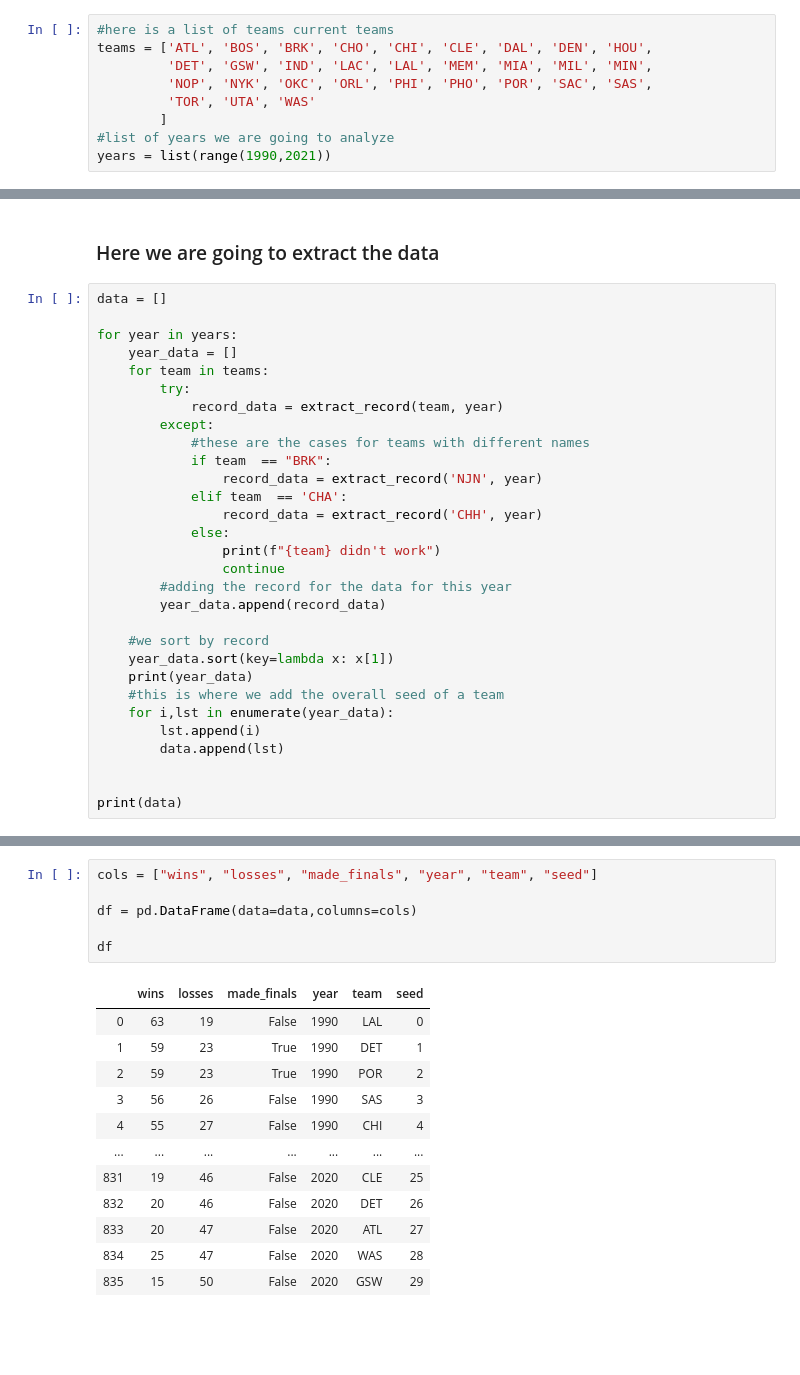
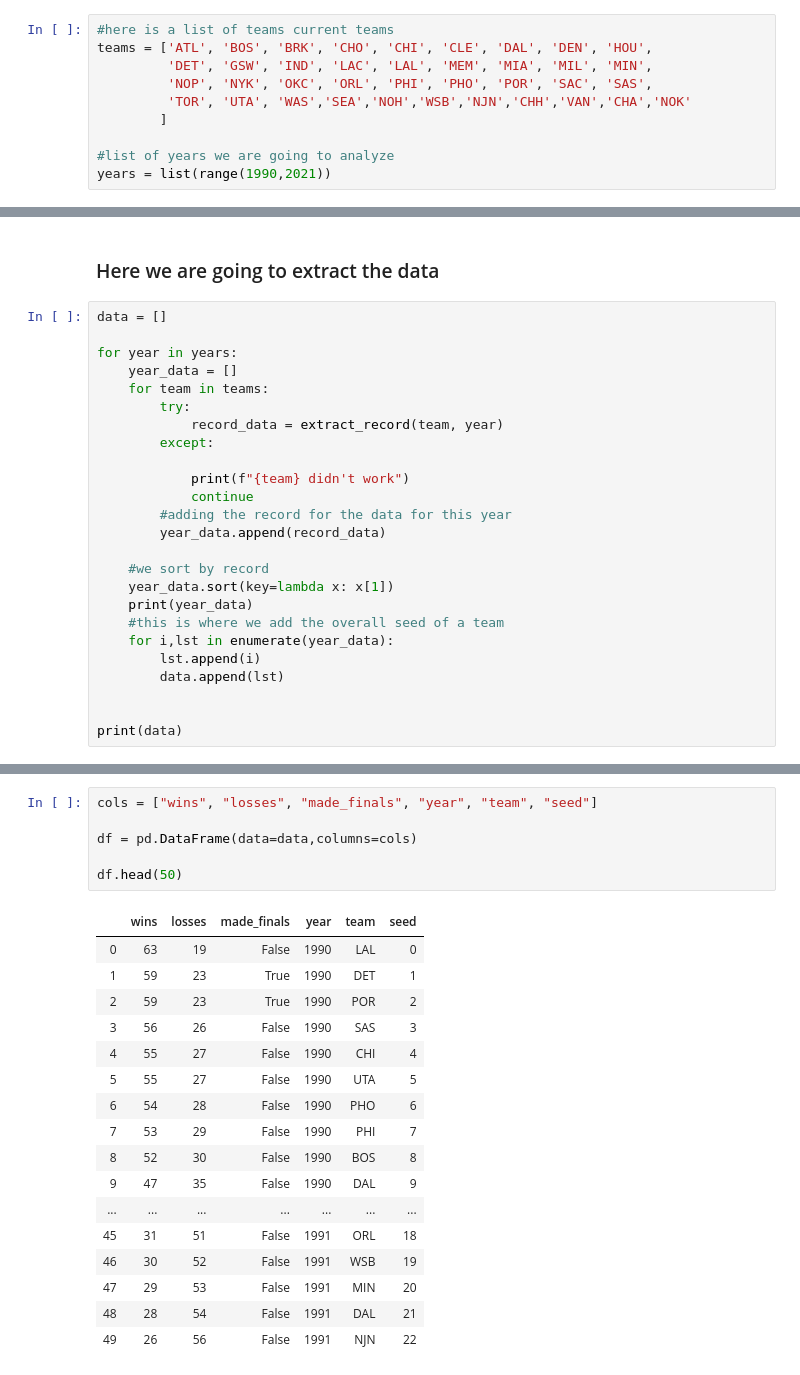
Before and after one commit to benrogers31/NBA_Tanking, a Jupyter notebook: Get_Data.ipynb, the cells around one changed output, grey strips where cells are left out. Saved outputs shown, nothing was run; the diff lists cells and outputs as text; blank space fills up the shorter version.

```diff
--- a/Get_Data.ipynb
+++ b/Get_Data.ipynb
@@ -8,8 +8,9 @@ import re
 teams = ['ATL', 'BOS', 'BRK', 'CHO', 'CHI', 'CLE', 'DAL', 'DEN', 'HOU',
          'DET', 'GSW', 'IND', 'LAC', 'LAL', 'MEM', 'MIA', 'MIL', 'MIN',
          'NOP', 'NYK', 'OKC', 'ORL', 'PHI', 'PHO', 'POR', 'SAC', 'SAS',
-         'TOR', 'UTA', 'WAS'
+         'TOR', 'UTA', 'WAS','SEA','NOH','WSB','NJN','CHH','VAN','CHA','NOK'
         ]
+
 #list of years we are going to analyze
 years = list(range(1990,2021))
 # %%
@@ -60,14 +61,9 @@ for year in years:
         try:
             record_data = extract_record(team, year)
         except:
-            #these are the cases for teams with different names
-            if team  == "BRK":
-                record_data = extract_record('NJN', year)
-            elif team  == 'CHA':
-                record_data = extract_record('CHH', year)
-            else:
-                print(f"{team} didn't work")
-                continue
+
+            print(f"{team} didn't work")
+            continue
         #adding the record for the data for this year
         year_data.append(record_data)
 
@@ -122,19 +118,24 @@ data
 # %%
 cols = ["wins", "losses", "made_finals", "year", "team", "seed"]
 
 df = pd.DataFrame(data=data,columns=cols)
 
-df
+df.head(50)
 # %% [output]
 |  | wins | losses | made_finals | year | team | seed |
 | 0 | 63 | 19 | False | 1990 | LAL | 0 |
 | 1 | 59 | 23 | True | 1990 | DET | 1 |
 | 2 | 59 | 23 | True | 1990 | POR | 2 |
 | 3 | 56 | 26 | False | 1990 | SAS | 3 |
 | 4 | 55 | 27 | False | 1990 | CHI | 4 |
+| 5 | 55 | 27 | False | 1990 | UTA | 5 |
+| 6 | 54 | 28 | False | 1990 | PHO | 6 |
+| 7 | 53 | 29 | False | 1990 | PHI | 7 |
+| 8 | 52 | 30 | False | 1990 | BOS | 8 |
+| 9 | 47 | 35 | False | 1990 | DAL | 9 |
 | ... | ... | ... | ... | ... | ... | ... |
-| 831 | 19 | 46 | False | 2020 | CLE | 25 |
-| 832 | 20 | 46 | False | 2020 | DET | 26 |
-| 833 | 20 | 47 | False | 2020 | ATL | 27 |
-| 834 | 25 | 47 | False | 2020 | WAS | 28 |
-| 835 | 15 | 50 | False | 2020 | GSW | 29 |
+| 45 | 31 | 51 | False | 1991 | ORL | 18 |
+| 46 | 30 | 52 | False | 1991 | WSB | 19 |
+| 47 | 29 | 53 | False | 1991 | MIN | 20 |
+| 48 | 28 | 54 | False | 1991 | DAL | 21 |
+| 49 | 26 | 56 | False | 1991 | NJN | 22 |
```
Also changed, not shown: parts of 4 cells of this notebook, 1 other file.
